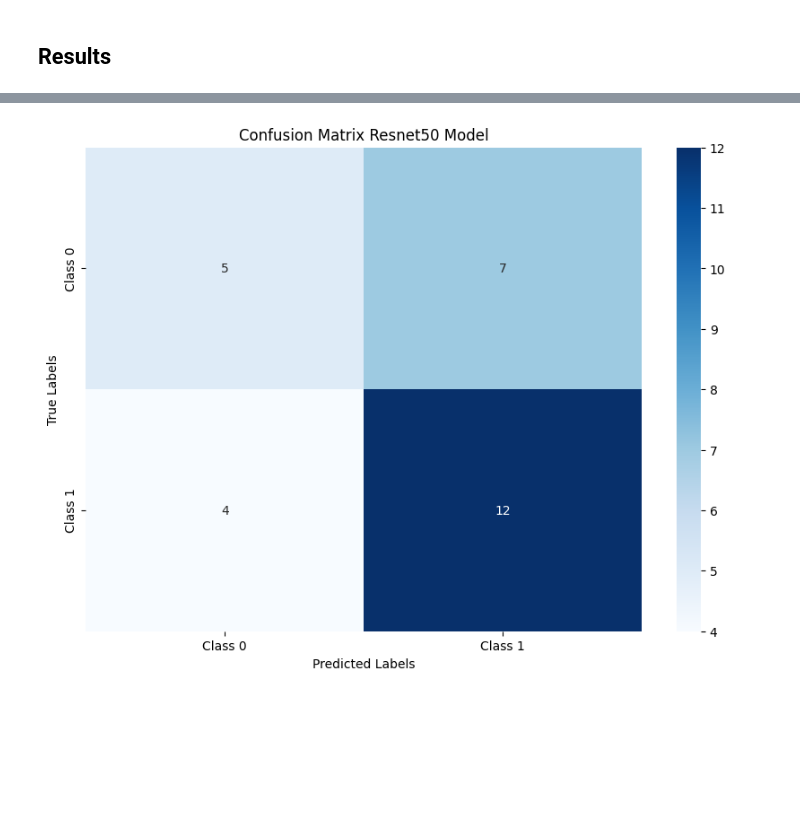
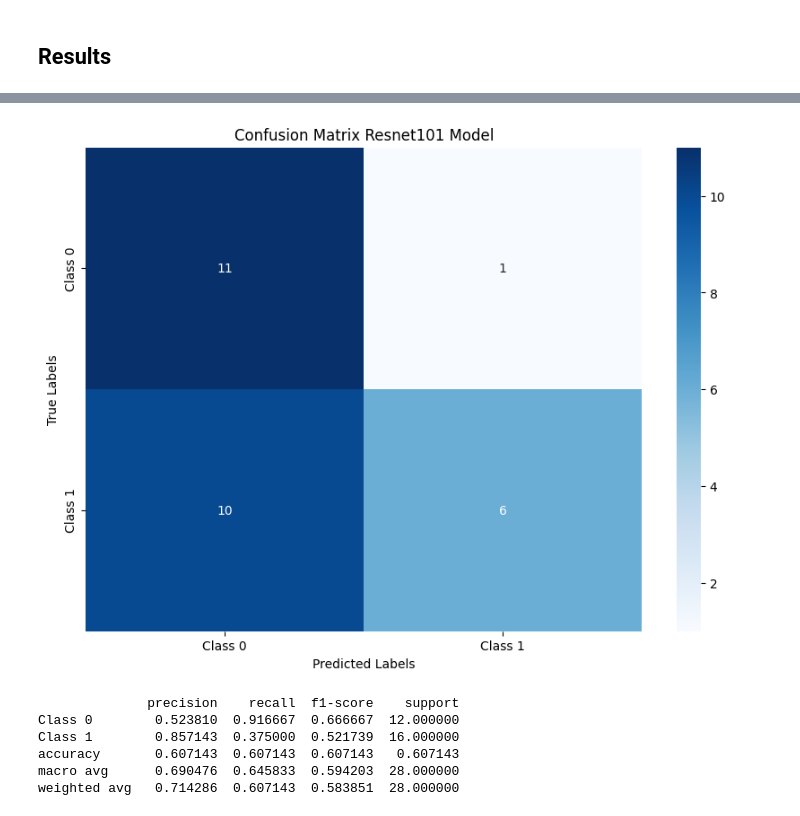
Before and after one commit to Akashdip-N/Critical-Analysis-of-Machine-Learning-and-Deep-Learning-Model-for-Mushroom-Classification, a Jupyter notebook: resnet101_mushroom.ipynb, the cells around one changed output, grey strips where cells are left out. Drawn from its saved outputs; the diff is of its cells as text; code cells hidden in the pictures; blank space fills up the shorter version.

Commit message:
retrain model

```diff
--- a/resnet101_mushroom.ipynb
+++ b/resnet101_mushroom.ipynb
@@ -269,11 +254,23 @@ plt.show()
 # %%
 cm = confusion_matrix(all_labels, all_preds)
 
 plt.figure(figsize=(10, 7))
 sns.heatmap(cm, annot=True, fmt='d', cmap='Blues', xticklabels=['Class 0', 'Class 1'], yticklabels=['Class 0', 'Class 1'])
-plt.title('Confusion Matrix Resnet50 Model')
+plt.title('Confusion Matrix Resnet101 Model')
 plt.xlabel('Predicted Labels')
 plt.ylabel('True Labels')
 plt.show()
 # %% [output]
-[figure, old version]
+[figure, new version]
+# %%
+cr = classification_report(all_labels, all_preds, target_names=['Class 0', 'Class 1'], output_dict=True)
+df_cr = pd.DataFrame(cr).transpose()
+
+print(df_cr)
+# %% [output]
+              precision    recall  f1-score    support
+Class 0        0.523810  0.916667  0.666667  12.000000
+Class 1        0.857143  0.375000  0.521739  16.000000
+accuracy       0.607143  0.607143  0.607143   0.607143
+macro avg      0.690476  0.645833  0.594203  28.000000
+weighted avg   0.714286  0.607143  0.583851  28.000000
```
Also changed, not shown: parts of 4 cells of this notebook.
